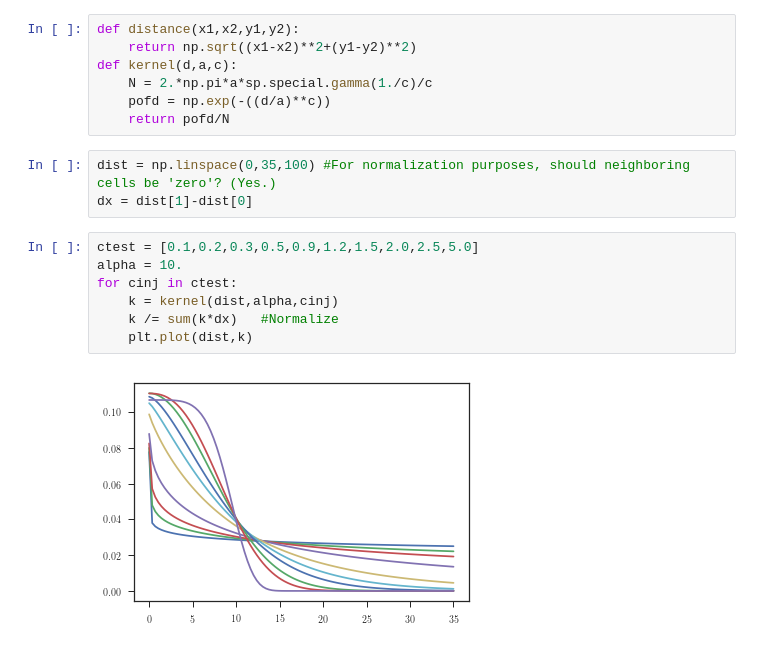
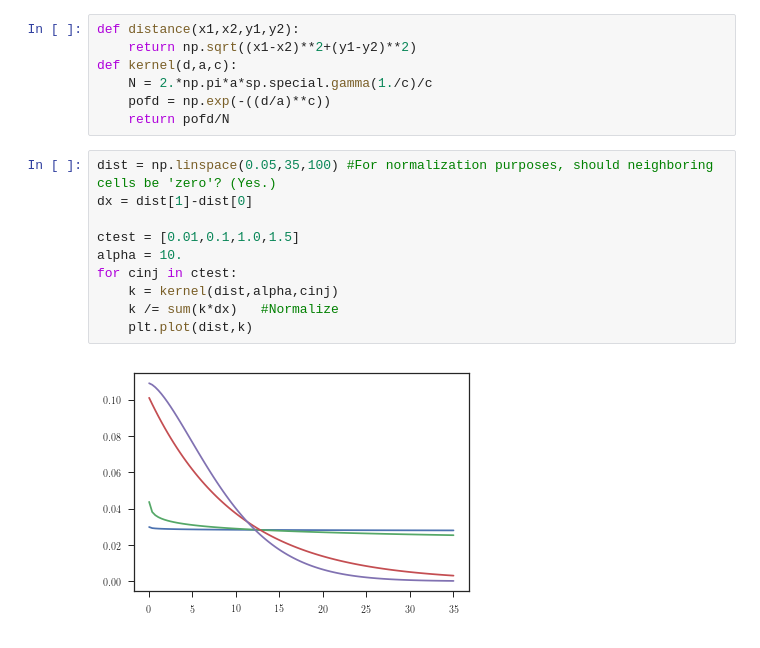
Before and after one commit to lmaesampson/MetaPop, a Jupyter notebook: Code/MixingMatrixGenerator.ipynb, the cells around one changed output. Drawn from its saved outputs; the diff is of its cells as text.

```diff
--- a/Code/MixingMatrixGenerator.ipynb
+++ b/Code/MixingMatrixGenerator.ipynb
@@ -37,17 +37,17 @@ def kernel(d,a,c):
     pofd = np.exp(-((d/a)**c))
     return pofd/N
 # %%
-dist = np.linspace(0,35,100) #For normalization purposes, should neighboring cells be 'zero'? (Yes.)
+dist = np.linspace(0.05,35,100) #For normalization purposes, should neighboring cells be 'zero'? (Yes.)
 dx = dist[1]-dist[0]
+
+ctest = [0.01,0.1,1.0,1.5]
+alpha = 10.
+for cinj in ctest:
+    k = kernel(dist,alpha,cinj)
+    k /= sum(k*dx)   #Normalize
+    plt.plot(dist,k)
+# %% [output]
+[figure, added]
-# %%
-ctest = [0.1,0.2,0.3,0.5,0.9,1.2,1.5,2.0,2.5,5.0]
-alpha = 10.
-for cinj in ctest:
-    k = kernel(dist,alpha,cinj)
-    k /= sum(k*dx)   #Normalize
-    plt.plot(dist,k)
-# %% [output]
-[figure, removed]
 # %%
 #For a given alpha and c, you want to output an npatchxnpatch matrix with k giving the values of each cell.
 #You should only have to calculate k once - it just gets 'shifted' for each new row. The trick is to calculate
```
Also changed, not shown: parts of 6 cells of this notebook.
